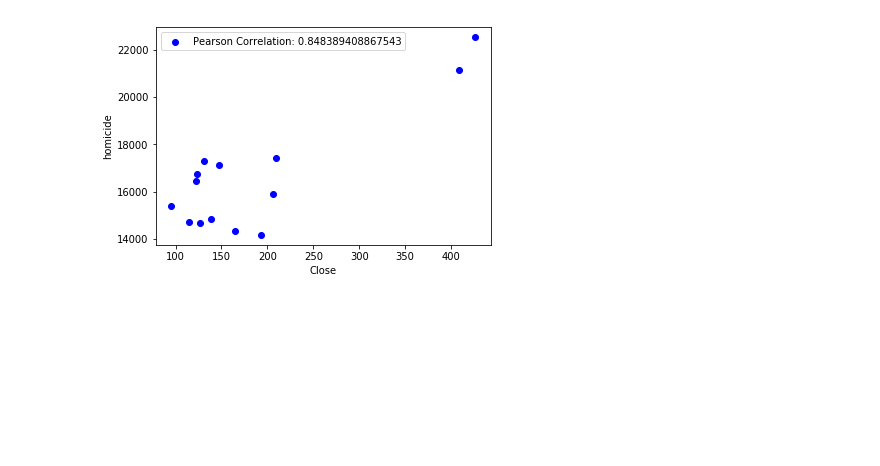
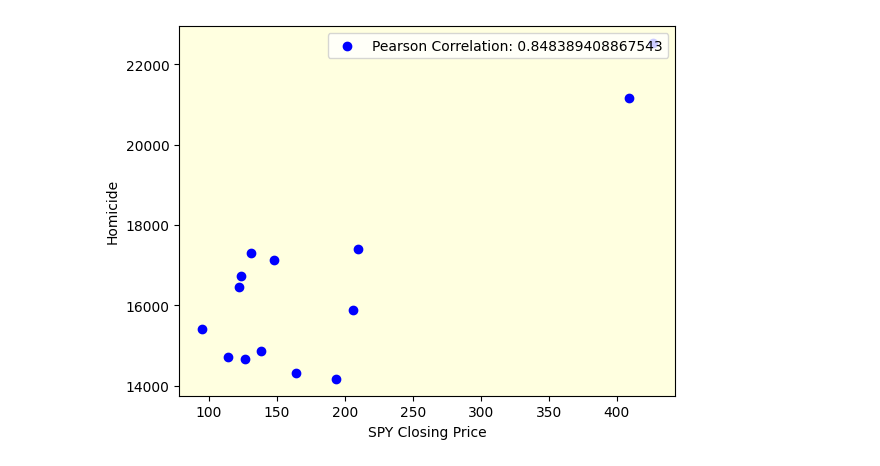
Before and after one commit to shubhamsati97/FinancialImplicationsOfCrimeInUSA, a Jupyter notebook: correlation/Correlation.ipynb, the cells around one changed output. Cells and saved outputs as stored; diff of their text form; code cells hidden in the pictures; blank space fills up the shorter version.

```diff
--- a/correlation/Correlation.ipynb
+++ b/correlation/Correlation.ipynb
@@ -60,15 +57,16 @@ plt.show()
 # %%
 correlation1 = merged_df_spy['Close'].corr(merged_df_spy['homicide'], method='pearson')
 
 plt.scatter(merged_df_spy['Close'], merged_df_spy['homicide'], c='b', label=f'Pearson Correlation: {correlation1}')
-plt.xlabel('Close')
-plt.ylabel('homicide')
-plt.legend()
+plt.gca().set_facecolor('lightyellow')
+plt.xlabel('SPY Closing Price')
+plt.ylabel('Homicide')
+plt.legend(loc='upper right')
 
 # Display the plot
 plt.show()
 # %% [output]
-[figure, old version]
+[figure, new version]
 # %%
 correlation2 = merged_df_xhe['Close'].corr(merged_df_xhe['violent_crime'], method='pearson')
 
```
Also changed, not shown: parts of 5 cells of this notebook, 1 other file.
